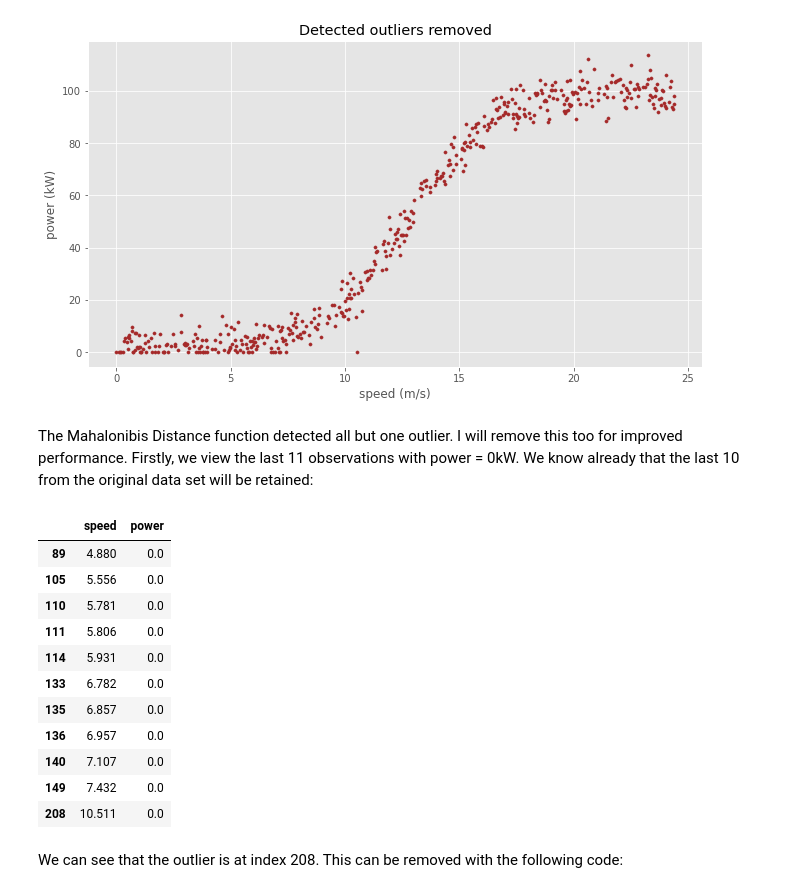
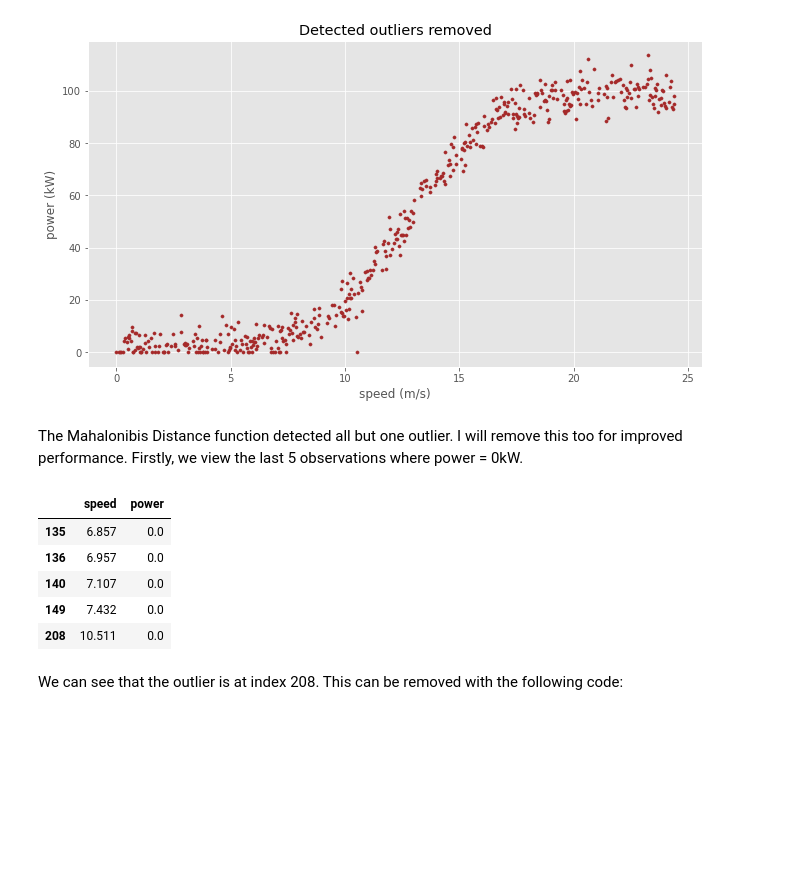
Before and after one commit to colm-o-caoimh/RegressionAnalysis, a Jupyter notebook: FDA_PROJECT2020.ipynb, the cells around one changed output. Drawn from its saved outputs; the diff is of its cells as text; code cells hidden in the pictures; blank space fills up the shorter version.

Commit message:
final model built; outliers handled; references put in order

```diff
--- a/FDA_PROJECT2020.ipynb
+++ b/FDA_PROJECT2020.ipynb
@@ -382,21 +376,15 @@ plt.ylabel('power (kW)')
 Text(0, 0.5, 'power (kW)')
 [figure]
 # %% [markdown]
-The Mahalonibis Distance function detected all but one outlier. I will remove this too for improved performance. Firstly, we view the last 11 observations with power = 0kW. We know already that the last 10 from the original data set will be retained:
+The Mahalonibis Distance function detected all but one outlier. I will remove this too for improved performance. Firstly, we view the last 5 observations where power = 0kW.
 # %%
 # Data set containing only power=0 values
 pp_zero = pp_updated.loc[pp_updated['power'] == 0]
 
 # Output last 11 rows
-pp_zero.tail(11)
+pp_zero.tail()
 # %% [output]
 |  | speed | power |
-| 89 | 4.880 | 0.0 |
-| 105 | 5.556 | 0.0 |
-| 110 | 5.781 | 0.0 |
-| 111 | 5.806 | 0.0 |
-| 114 | 5.931 | 0.0 |
-| 133 | 6.782 | 0.0 |
 | 135 | 6.857 | 0.0 |
 | 136 | 6.957 | 0.0 |
 | 140 | 7.107 | 0.0 |
```
Also changed, not shown: parts of 47 cells of this notebook.
